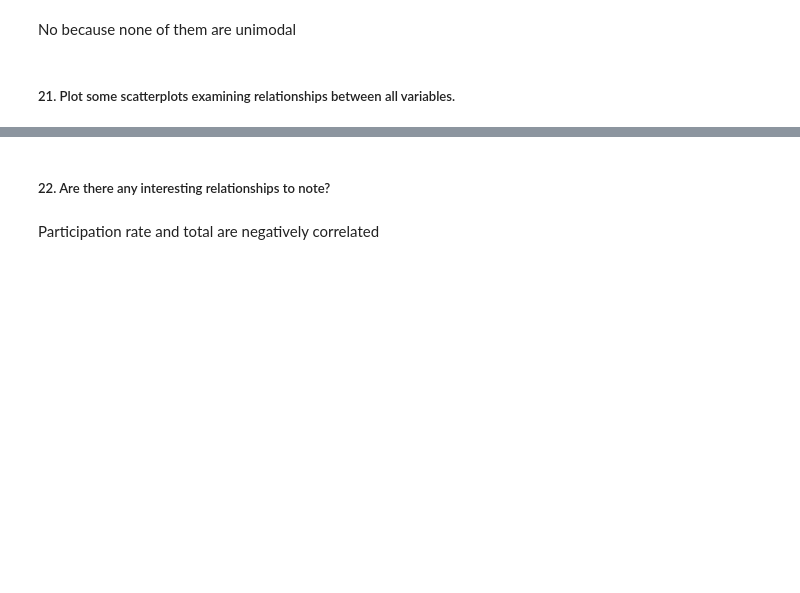
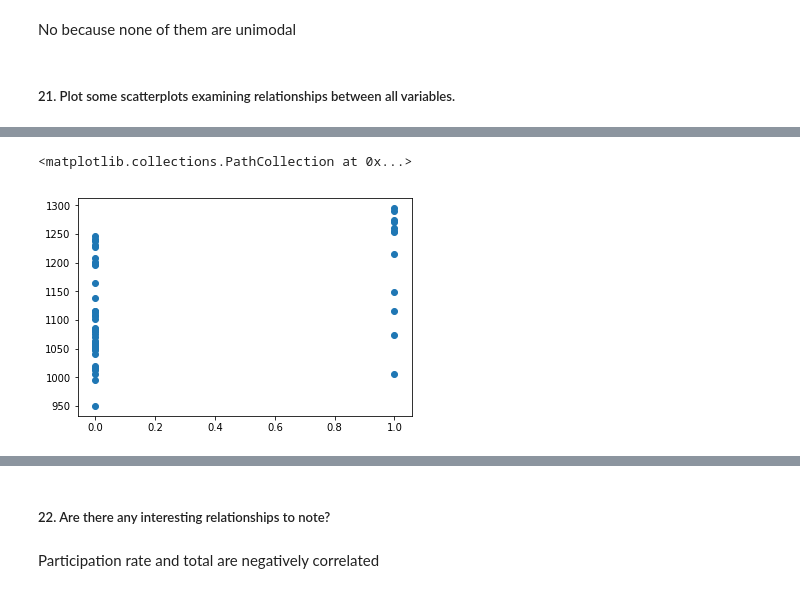
Before and after one commit to RossReisman/Standardized-Test-Data, a Jupyter notebook: code/starter-code.ipynb, the cells around one changed output, grey strips where cells are left out. Cells and saved outputs as stored; diff of their text form; code cells hidden in the pictures; blank space fills up the shorter version.

```diff
--- a/code/starter-code.ipynb
+++ b/code/starter-code.ipynb
@@ -476,0 +585,5 @@ plt.scatter(merged_df['Evidence-Based Reading and Writing'], merged_df['Reading'
+# %%
+plt.scatter(merged_df['is_MW'], merged_df['Total'])
+# %% [output]
+<matplotlib.collections.PathCollection at 0x...>
+[figure, added]
```
Also changed, not shown: parts of 24 cells of this notebook.
